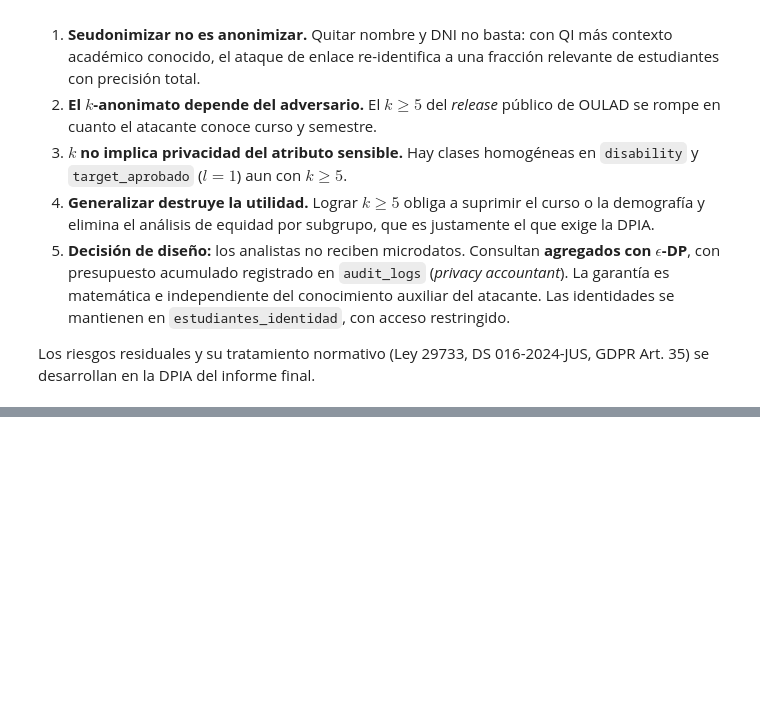
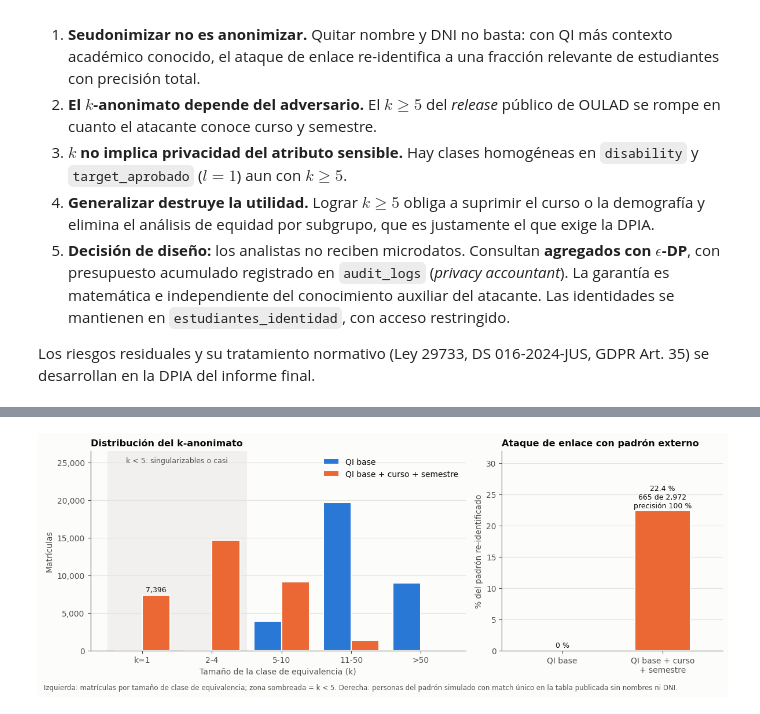
Before and after one commit to Luciana-y/Proyecto-Etica-Final, a Jupyter notebook: notebooks/01_auditoria_riesgo_klt.ipynb, the cells around one changed output, grey strips where cells are left out. Drawn from its saved outputs; the diff is of its cells as text; code cells hidden in the pictures; blank space fills up the shorter version.

Commit message:
add frontend y figuras para el informe en github pages

```diff
--- a/notebooks/01_auditoria_riesgo_klt.ipynb
+++ b/notebooks/01_auditoria_riesgo_klt.ipynb
@@ -481,0 +486,65 @@ Los riesgos residuales y su tratamiento normativo (Ley 29733, DS 016-2024-JUS, G
+# %%
+import os
+
+import matplotlib.pyplot as plt
+from matplotlib.patches import Patch, Rectangle
+
+FIG_DIR = "../docs/figuras"
+os.makedirs(FIG_DIR, exist_ok=True)
+
+# Mismo sistema visual que el notebook 02.
+SERIE_1, SERIE_2, NEUTRO = "#2a78d6", "#eb6834", "#898781"
+TINTA, TINTA_2, REJILLA, FONDO = "#0b0b0b", "#52514e", "#e4e3df", "#fcfcfb"
+plt.rcParams.update({
+    "figure.facecolor": FONDO, "axes.facecolor": FONDO, "savefig.facecolor": FONDO,
+    "axes.edgecolor": TINTA_2, "axes.linewidth": 0.8, "axes.spines.top": False, "axes.spines.right": False,
+    "axes.grid": True, "axes.grid.axis": "y", "axes.axisbelow": True, "grid.color": REJILLA, "grid.linewidth": 0.8,
+    "xtick.color": TINTA_2, "ytick.color": TINTA_2, "axes.labelcolor": TINTA_2, "text.color": TINTA,
+    "font.size": 10, "axes.titlesize": 11.5, "axes.titleweight": "bold", "axes.titlelocation": "left",
+    "legend.frameon": False, "lines.linewidth": 2, "lines.markersize": 6,
+})
+# %%
+# Figura: distribución de k y resultado del ataque de enlace.
+tramos = pd.DataFrame({
+    "QI base": pd.cut(df["k_base"], bins, labels=labels).value_counts().sort_index(),
+    "QI base + curso + semestre": pd.cut(df["k_ext"], bins, labels=labels).value_counts().sort_index(),
+})
+
+fig, (ax1, ax2) = plt.subplots(1, 2, figsize=(12, 4.4), gridspec_kw={"width_ratios": [1.7, 1]})
+x = np.arange(len(labels))
+ancho = 0.4
+for j, (col, color) in enumerate([("QI base", SERIE_1), ("QI base + curso + semestre", SERIE_2)]):
+    ax1.bar(x + (j - 0.5) * ancho, tramos[col], width=ancho, color=color, edgecolor=FONDO, linewidth=1.5, label=col)
+ax1.axvspan(-0.5, 1.5, color=REJILLA, alpha=0.45, linewidth=0, zorder=0)
+techo = tramos.to_numpy().max() * 1.35
+ax1.set_ylim(0, techo)
+ax1.text(0.5, techo * 0.94, "k < 5: singularizables o casi", ha="center", fontsize=9, color=TINTA_2)
+ax1.annotate(f"{tramos.loc['k=1', 'QI base + curso + semestre']:,}", (x[0] + 0.5 * ancho, tramos.loc["k=1", "QI base + curso + semestre"]),
+             xytext=(0, 4), textcoords="offset points", ha="center", fontsize=9, color=TINTA)
+ax1.set_xticks(x, labels)
+ax1.set_xlabel("Tamaño de la clase de equivalencia (k)")
+ax1.set_ylabel("Matrículas")
+ax1.yaxis.set_major_formatter(plt.FuncFormatter(lambda v, _: f"{v:,.0f}"))
+ax1.set_title("Distribución del k-anonimato")
+ax1.legend(loc="upper right")
+
+pct = [m_base["% re-identificación"], m_ext["% re-identificación"]]
+ax2.bar([0, 1], pct, width=0.55, color=[SERIE_1, SERIE_2], edgecolor=FONDO, linewidth=1.5)
+ax2.annotate(f"{pct[0]:.0f} %", (0, pct[0]), xytext=(0, 4), textcoords="offset points", ha="center", fontsize=9)
+ax2.annotate(f"{pct[1]:.1f} %\n{m_ext['re-identificados (match único)']:,} de {m_ext['objetivos en padrón']:,}\n"
+             f"precisión {m_ext['precisión del match único']:.0f} %",
+             (1, pct[1]), xytext=(0, 4), textcoords="offset points", ha="center", fontsize=9)
+ax2.set_xticks([0, 1], ["QI base", "QI base + curso\n+ semestre"])
+ax2.set_xlim(-0.6, 1.6)
+ax2.set_ylim(0, 32)
+ax2.set_ylabel("% del padrón re-identificado")
+ax2.set_title("Ataque de enlace con padrón externo")
+
+fig.text(0.01, -0.02, "Izquierda: matrículas por tamaño de clase de equivalencia; zona sombreada = k < 5. "
+         "Derecha: personas del padrón simulado con match único en la tabla publicada sin nombres ni DNI.",
+         fontsize=8.5, color=TINTA_2)
+fig.tight_layout()
+fig.savefig(f"{FIG_DIR}/distribucion_k_y_enlace.png", dpi=200, bbox_inches="tight")
+plt.show()
+# %% [output]
+[figure, added]
```
Also changed, not shown: parts of 3 cells of this notebook, 21 other files.
